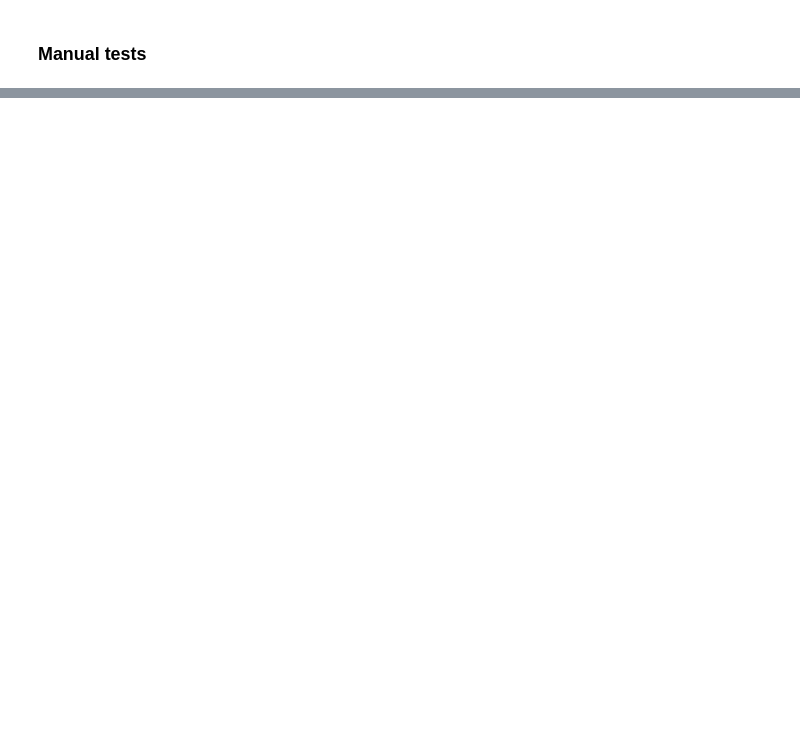
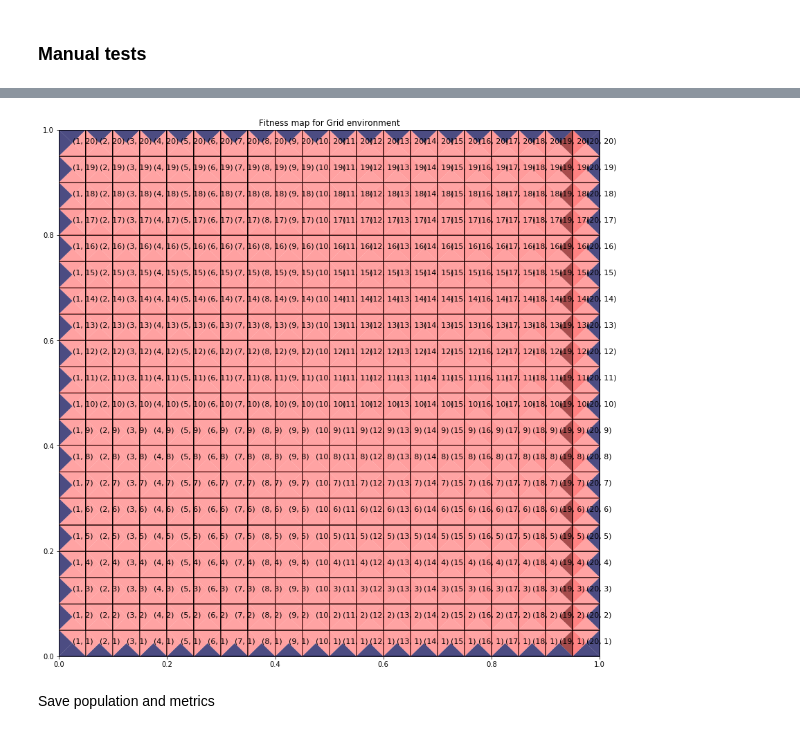
Before and after one commit to ParrotPrediction/pyalcs, a Jupyter notebook: notebooks/Grid.ipynb, the cells around one changed output, grey strips where cells are left out. Drawn from its saved outputs; the diff is of its cells as text; code cells hidden in the pictures; blank space fills up the shorter version.

```diff
--- a/notebooks/Grid.ipynb
+++ b/notebooks/Grid.ipynb
@@ -191,5 +273,5 @@ find_best_moves(population, Perception(("1", "1")))
 # %%
-dim = 10
+dim = 20
 step = 1. / dim
 
 states = []
@@ -228,7 +319,7 @@ cm = plt.get_cmap('seismic')
 cNorm  = colors.Normalize(vmin=min(fitness_values), vmax=max(fitness_values))
 scalarMap = cmx.ScalarMappable(norm=cNorm, cmap=cm)
 
-fig, ax = plt.subplots(1, figsize=(10,10))
+fig, ax = plt.subplots(1, figsize=(14,14))
 
 ax.set_title('Fitness map for Grid environment')
 for state in states:
@@ -247,30 +338,34 @@ for state in states:
                      color=scalarMap.to_rgba(state['best']['left']),
                      alpha=alpha_triangles, linewidth=0)
     right = plt.Polygon([(pos_x+step, pos_y), (pos_x+step, pos_y+step), (pos_x+step/2, pos_y+step/2)],
                      color=scalarMap.to_rgba(state['best']['right']),
                      alpha=alpha_triangles, linewidth=0)
 
     plt.text(pos_x+step/2, pos_y+step/2, state['cord'], fontsize=11)  # cords
 
 #     plt.text(pos_x+.07, pos_y+0.008,
 #              round(state['best']['down'], 5),
 #              fontsize=8)
 #     plt.text(pos_x+.07, pos_y+0.18,
 #              round(state['best']['up'], 5),
 #              fontsize=8)
 #     plt.text(pos_x+0.008, pos_y+0.07,
 #              round(state['best']['left'], 5),
 #              fontsize=8,
 #              rotation=90)
 #     plt.text(pos_x+0.17, pos_y+0.07,
 #              round(state['best']['right'], 5),
 #              fontsize=8,
 #              rotation=-90)
 
     ax.add_patch(rect)
     ax.add_patch(down)
     ax.add_patch(up)
     ax.add_patch(left)
     ax.add_patch(right)
 
 plt.show()
+# %% [output]
+[figure, added]
+# %% [markdown]
+Save population and metrics
```
Also changed, not shown: parts of 24 cells of this notebook.
